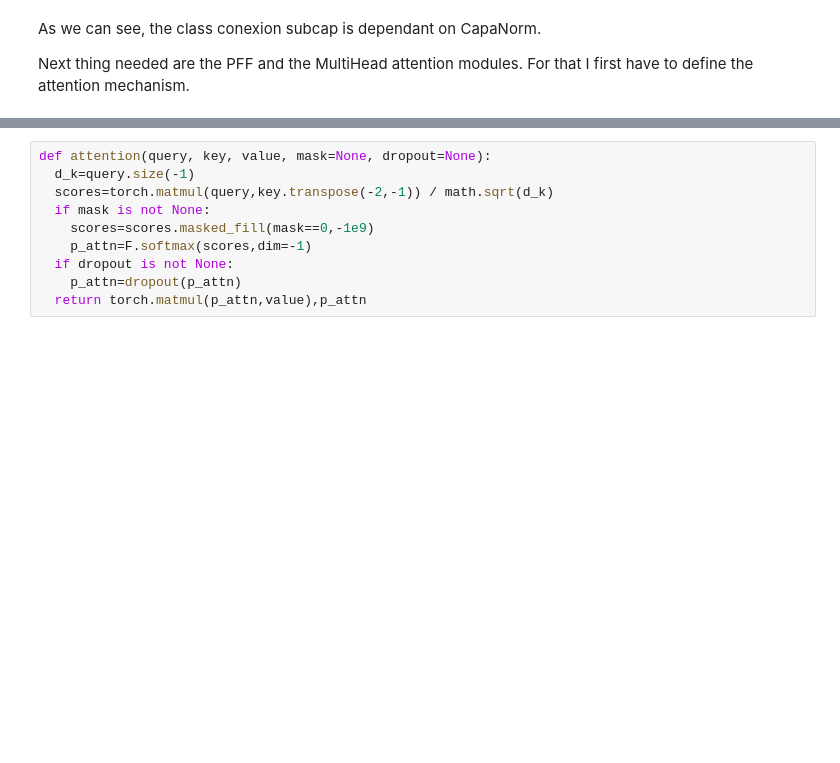
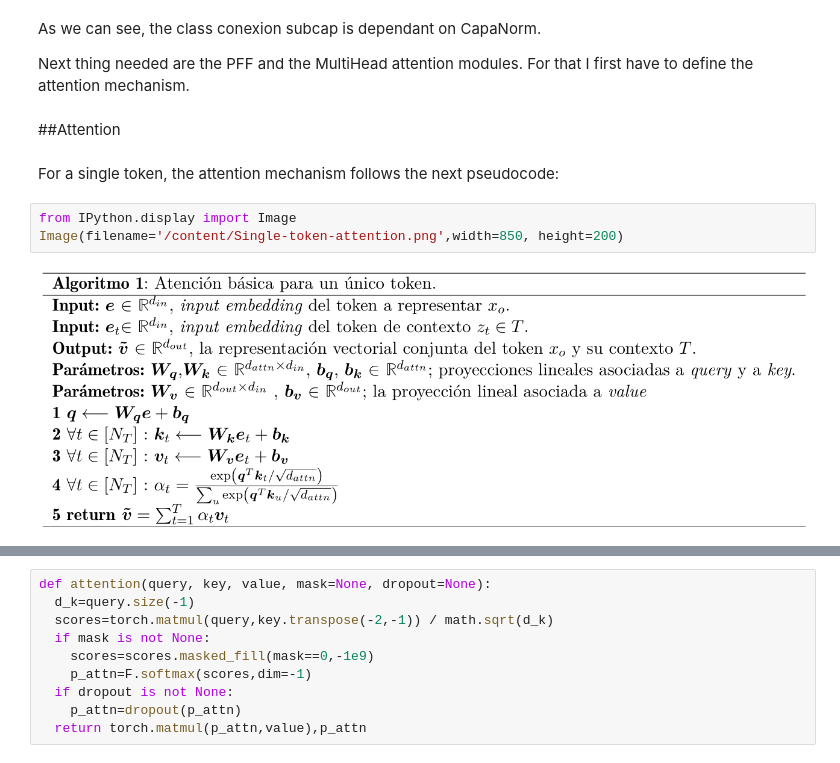
Before and after one commit to nomadicsenseis/annoted-transformer, a Jupyter notebook: The_Annoted_Transformer.ipynb, the cells around one changed output, grey strips where cells are left out. Cells and saved outputs as stored; diff of their text form; blank space fills up the shorter version.

```diff
--- a/The_Annoted_Transformer.ipynb
+++ b/The_Annoted_Transformer.ipynb
@@ -83,3 +154,12 @@ class ConexionSubCapa(nn.Module):
 As we can see, the class conexion subcap is dependant on CapaNorm.
 
 Next thing needed are the PFF and the MultiHead attention modules. For that I first have to define the attention mechanism.
+# %% [markdown]
+##Attention
+# %% [markdown]
+For a single token, the attention mechanism follows the next pseudocode:
+# %%
+from IPython.display import Image
+Image(filename='/content/Single-token-attention.png',width=850, height=200)
+# %% [output]
+[figure, added]
```
Also changed, not shown: parts of 24 cells of this notebook.
